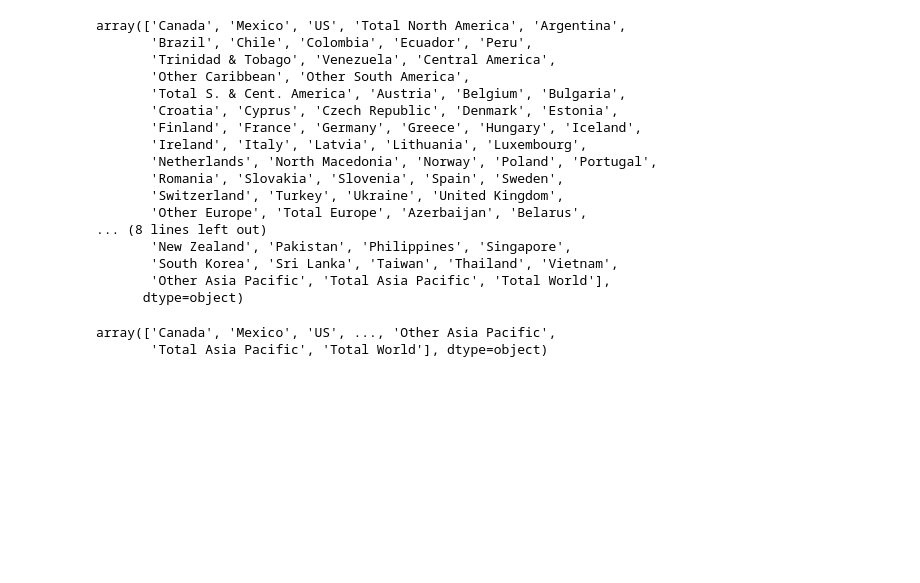
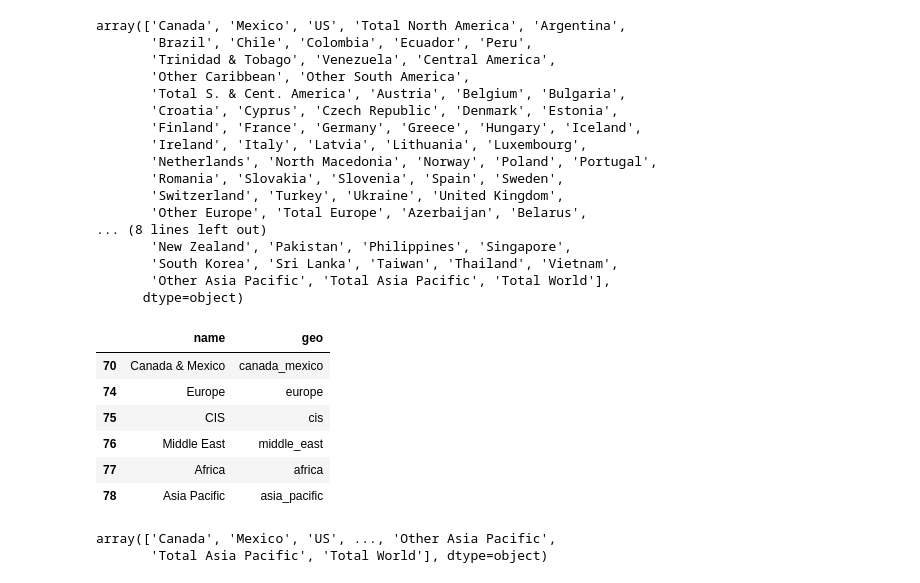
Before and after one commit to open-numbers/ddf--bp--energy, a Jupyter notebook: etl/notebooks/etl.ipynb, the cells around one changed output. Cells and saved outputs as stored; diff of their text form; code cells hidden in the pictures; blank space fills up the shorter version.

```diff
--- a/etl/notebooks/etl.ipynb
+++ b/etl/notebooks/etl.ipynb
@@ -394,3 +490,22 @@ for i, ms in tabs_indicator_mapping2.items():
+# %%
+c4 = np.concatenate(countries4)
+
+c4 = pd.DataFrame({'name': c4})
+
+c4['name'] = c4['name'].str.strip()
+
+c4 = c4.drop_duplicates(subset='name')
+c4['geo'] = c4['name'].map(to_concept_id)
+# %%
+c4[~c4.geo.isin(c1.geo)]
+# %% [output]
+|  | name | geo |
+| 70 | Canada & Mexico | canada_mexico |
+| 74 | Europe | europe |
+| 75 | CIS | cis |
+| 76 | Middle East | middle_east |
+| 77 | Africa | africa |
+| 78 | Asia Pacific | asia_pacific |
 # %%
 import numpy as np
 # %%
```
Also changed, not shown: parts of 4 cells of this notebook, 4 other files.
